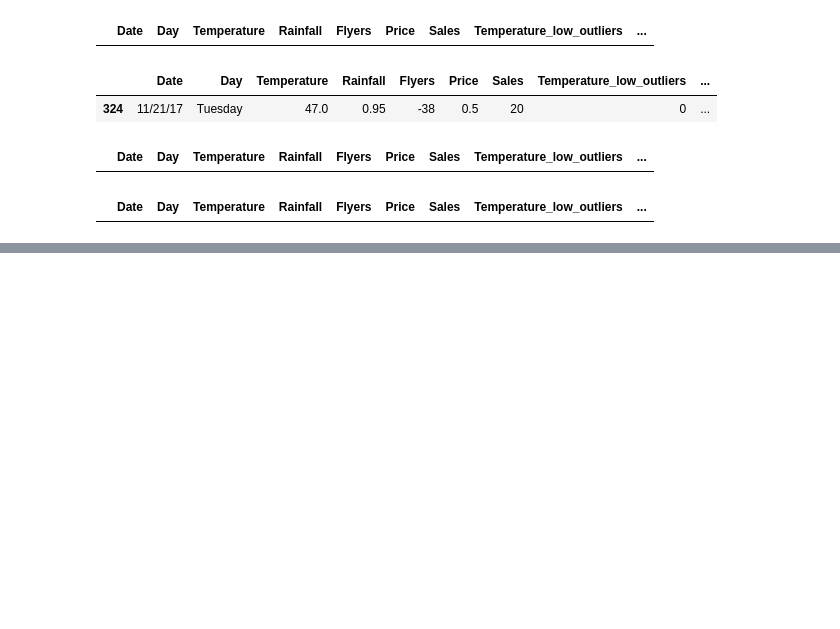
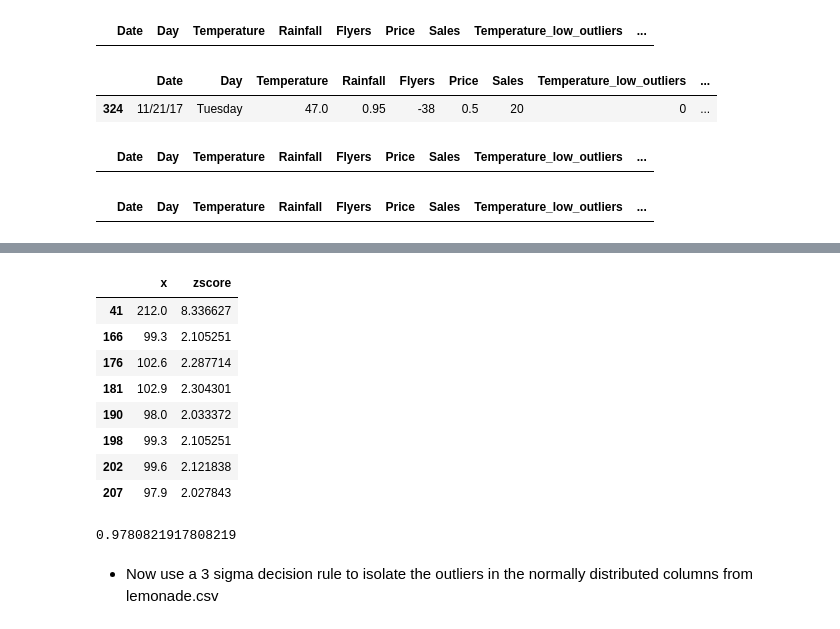
Before and after one commit to RyvynYoung/anomaly-detection-exercises, a Jupyter notebook: continuous_probabilistic_methods.ipynb, the cells around one changed output, grey strips where cells are left out. Drawn from its saved outputs; the diff is of its cells as text; code cells hidden in the pictures; blank space fills up the shorter version.

```diff
--- a/continuous_probabilistic_methods.ipynb
+++ b/continuous_probabilistic_methods.ipynb
@@ -267,0 +287,29 @@ Identify if any columns in lemonade.csv are normally distributed.
+# %%
+# using the empirical rule, temperature is only really normally distributed column
+# maybe flyers, but there is known typo in that from above
+
+x = df.Temperature
+zscores = (x - x.mean()) / x.std()
+
+empiricaldf = pd.DataFrame()
+empiricaldf["x"] = x
+empiricaldf["zscore"] = abs(zscores)
+# %%
+# Let's find all the values that are more than 2+ standard deviations from the mean
+empiricaldf[zscores >= 2]
+# %% [output]
+|  | x | zscore |
+| 41 | 212.0 | 8.336627 |
+| 166 | 99.3 | 2.105251 |
+| 176 | 102.6 | 2.287714 |
+| 181 | 102.9 | 2.304301 |
+| 190 | 98.0 | 2.033372 |
+| 198 | 99.3 | 2.105251 |
+| 202 | 99.6 | 2.121838 |
+| 207 | 97.9 | 2.027843 |
+# %%
+357/365
+# %% [output]
+0.9780821917808219
+# %% [markdown]
+- Now use a 3 sigma decision rule to isolate the outliers in the normally distributed columns from lemonade.csv
```
Also changed, not shown: parts of 5 cells of this notebook, 1 other file.
